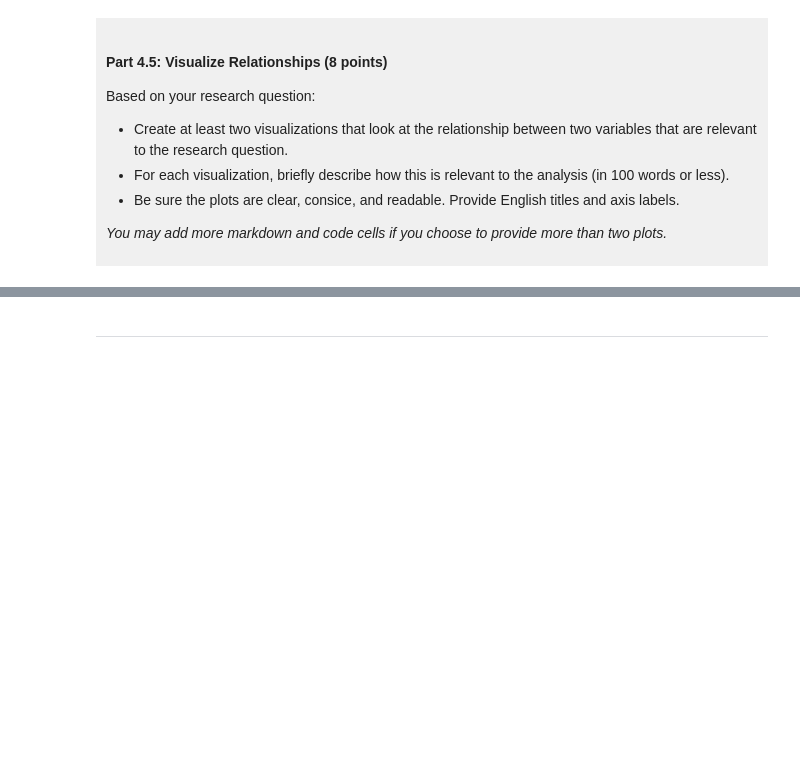
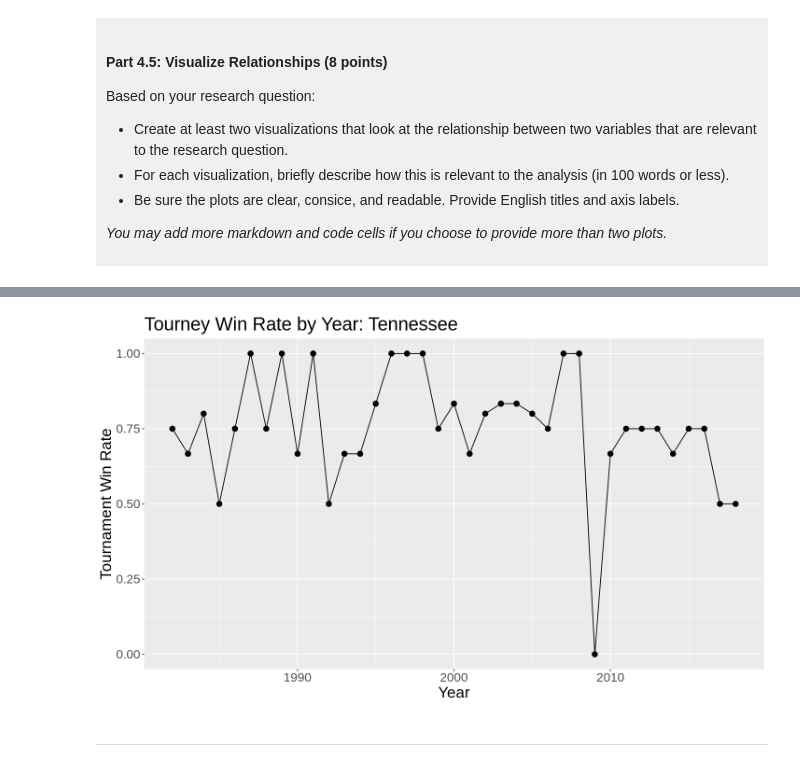
Before and after one commit to KayDoggo/DSCI-100-Project-2026-Fall, a Jupyter notebook: dsci-100-project-notebook.ipynb, the cells around one changed output, grey strips where cells are left out. Saved outputs shown, nothing was run; the diff lists cells and outputs as text; code cells hidden in the pictures; blank space fills up the shorter version.

```diff
--- a/dsci-100-project-notebook.ipynb
+++ b/dsci-100-project-notebook.ipynb
@@ -323,5 +405,24 @@ Visualization 2: %%% EDIT THIS MARKDOWN CELL%%%
 # %%
-### EDIT THIS CODE CELL FOR VISUALIZATION 2###
+top_school <- march_madness_tidy |>
+    count(school) |>
+    slice_max(n, n = 1) |>
+    pull(school)
+
+options(repr.plot.width = 12, repr.plot.height = 7)
+
+top_school_plot <- march_madness_tidy |>
+    filter(school == top_school) |>
+    ggplot(aes(x = year, y = tourney_win_rate)) +
+    geom_line() +
+    geom_point(size = 3) +
+    scale_y_continuous(limits = c(0, 1)) +
+    labs(x = "Year",
+         y = "Tournament Win Rate",
+         title = "Tourney Win Rate by Year: Tennessee") +
+    theme(text = element_text(size = 20))
+top_school_plot
+# %% [output]
+[figure, added]
 # %% [markdown]
 ------
 # %% [markdown]
```
Also changed, not shown: parts of 10 cells of this notebook.
